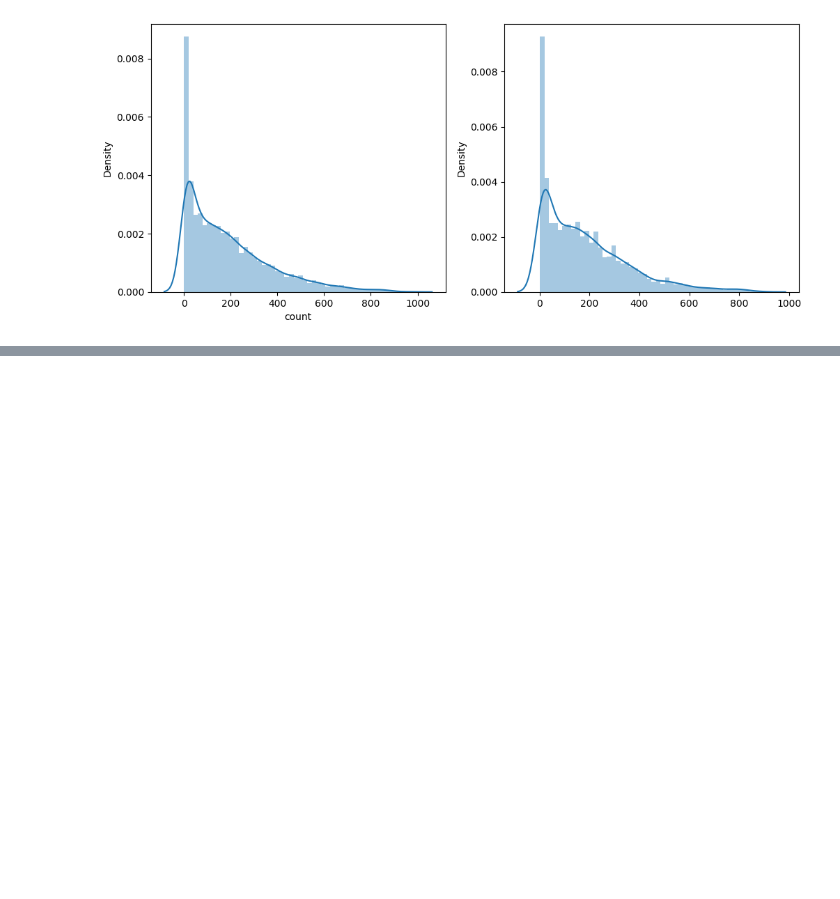
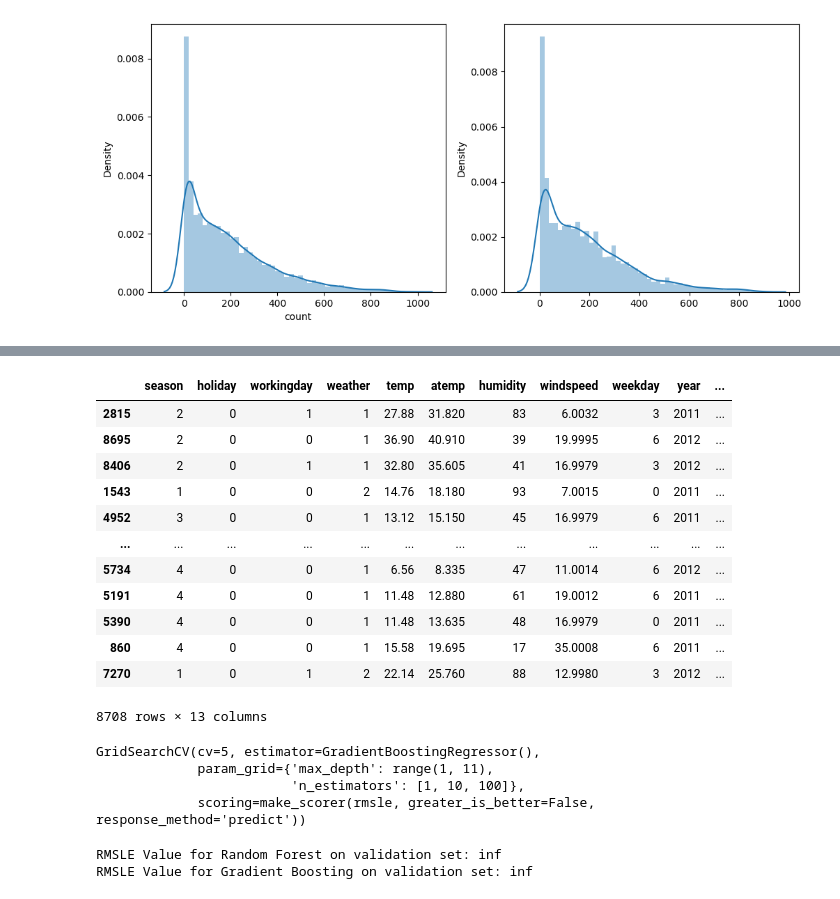
Before and after one commit to kkjs3700/project1, a Jupyter notebook: code/for-beginner.ipynb, the cells around one changed output, grey strips where cells are left out. Cells and saved outputs as stored; diff of their text form; code cells hidden in the pictures; blank space fills up the shorter version.

```diff
--- a/code/for-beginner.ipynb
+++ b/code/for-beginner.ipynb
@@ -1210,0 +1254,25 @@ submission.to_csv('bike_predictions_gbm_separate_without_fe.csv', index=False)
+# %%
+X_train
+# %% [output]
+|  | season | holiday | workingday | weather | temp | atemp | humidity | windspeed | weekday | year | ... |
+| 2815 | 2 | 0 | 1 | 1 | 27.88 | 31.820 | 83 | 6.0032 | 3 | 2011 | ... |
+| 8695 | 2 | 0 | 0 | 1 | 36.90 | 40.910 | 39 | 19.9995 | 6 | 2012 | ... |
+| 8406 | 2 | 0 | 1 | 1 | 32.80 | 35.605 | 41 | 16.9979 | 3 | 2012 | ... |
+| 1543 | 1 | 0 | 0 | 2 | 14.76 | 18.180 | 93 | 7.0015 | 0 | 2011 | ... |
+| 4952 | 3 | 0 | 0 | 1 | 13.12 | 15.150 | 45 | 16.9979 | 6 | 2011 | ... |
+| ... | ... | ... | ... | ... | ... | ... | ... | ... | ... | ... | ... |
+| 5734 | 4 | 0 | 0 | 1 | 6.56 | 8.335 | 47 | 11.0014 | 6 | 2012 | ... |
+| 5191 | 4 | 0 | 0 | 1 | 11.48 | 12.880 | 61 | 19.0012 | 6 | 2011 | ... |
+| 5390 | 4 | 0 | 0 | 1 | 11.48 | 13.635 | 48 | 16.9979 | 0 | 2011 | ... |
+| 860 | 4 | 0 | 0 | 1 | 15.58 | 19.695 | 17 | 35.0008 | 6 | 2011 | ... |
+| 7270 | 1 | 0 | 1 | 2 | 22.14 | 25.760 | 88 | 12.9980 | 3 | 2012 | ... |
+8708 rows × 13 columns
+# %%
+# 모델 학습
+grid_rf.fit(X_train, y_train)
+grid_gb.fit(X_train, y_train)
+# %% [output]
+GridSearchCV(cv=5, estimator=GradientBoostingRegressor(),
+             param_grid={'max_depth': range(1, 11),
+                         'n_estimators': [1, 10, 100]},
+             scoring=make_scorer(rmsle, greater_is_better=False, response_method='predict'))
@@ -1210,0 +1287,7 @@ submission.to_csv('bike_predictions_gbm_separate_without_fe.csv', index=False)
+# %%
+# 결과 출력
+print('RMSLE Value for Random Forest on validation set: {:.4f}'.format(rmsle_rf_val))
+print('RMSLE Value for Gradient Boosting on validation set: {:.4f}'.format(rmsle_gb_val))
+# %% [output]
+RMSLE Value for Random Forest on validation set: inf
+RMSLE Value for Gradient Boosting on validation set: inf
```
Also changed, not shown: parts of 14 cells of this notebook.
